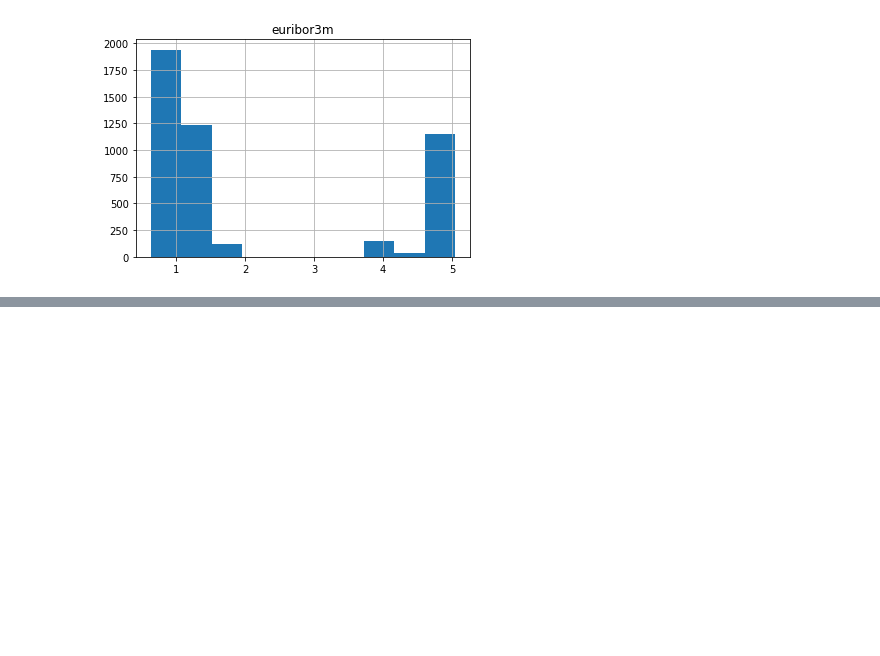
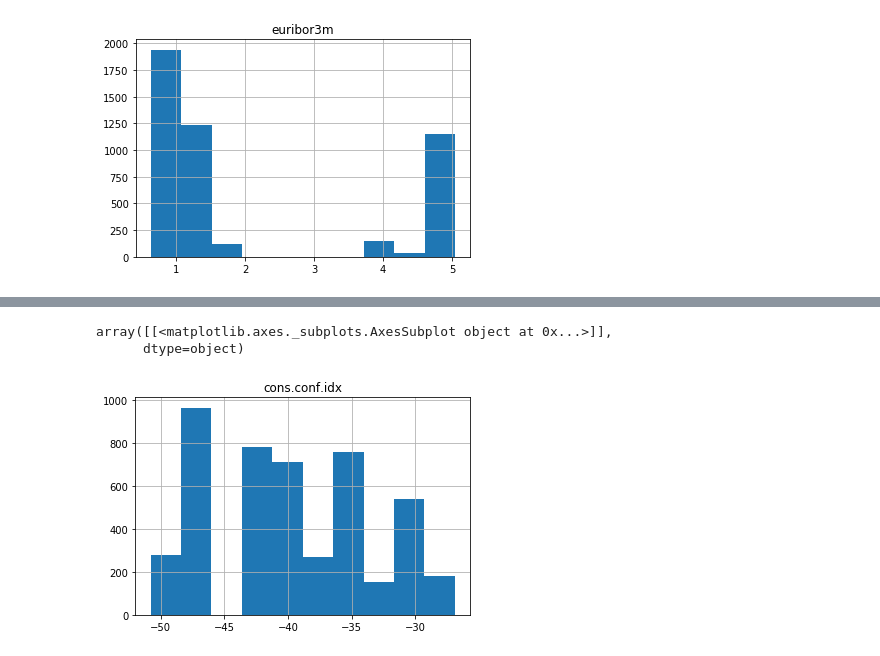
Before and after one commit to henry4026/Bank-Marketing-Data, a Jupyter notebook: 2/cap2.ipynb, the cells around one changed output, grey strips where cells are left out. Cells and saved outputs as stored; diff of their text form; code cells hidden in the pictures; blank space fills up the shorter version.

```diff
--- a/2/cap2.ipynb
+++ b/2/cap2.ipynb
@@ -244,0 +307,6 @@ df1.head()
+# %%
+df1[['cons.conf.idx','y']][df1['y']=='yes'].hist()
+# %% [output]
+array([[<matplotlib.axes._subplots.AxesSubplot object at 0x...>]],
+      dtype=object)
+[figure, added]
```
Also changed, not shown: parts of 63 cells of this notebook, 1 other file.
